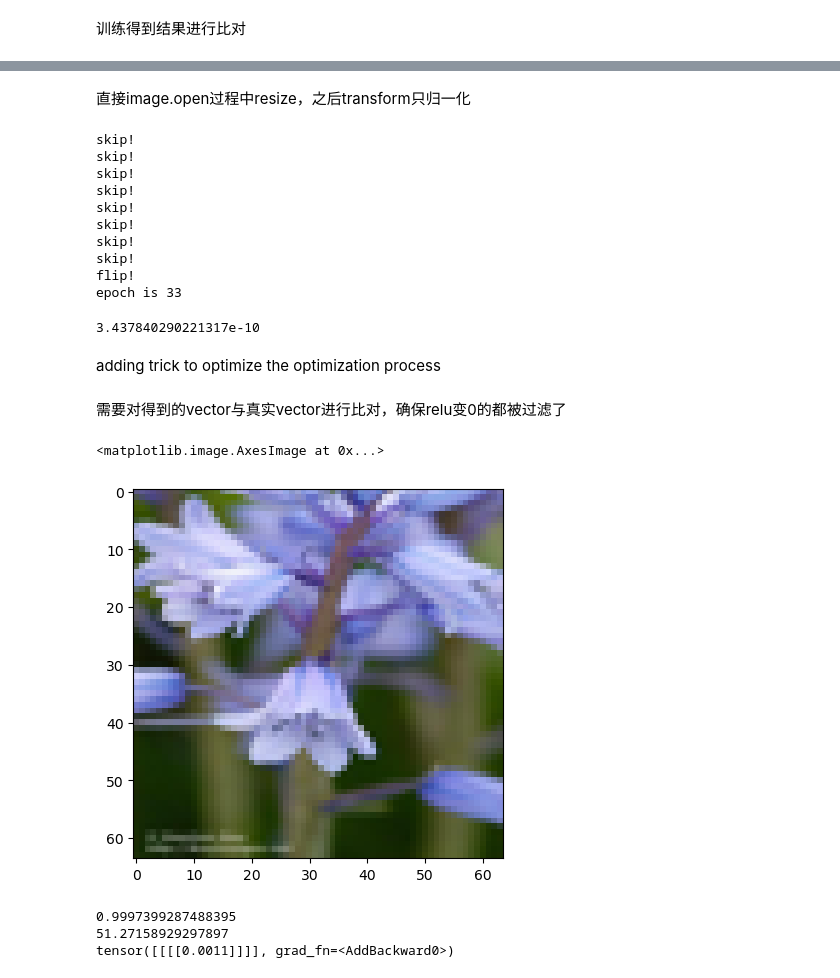
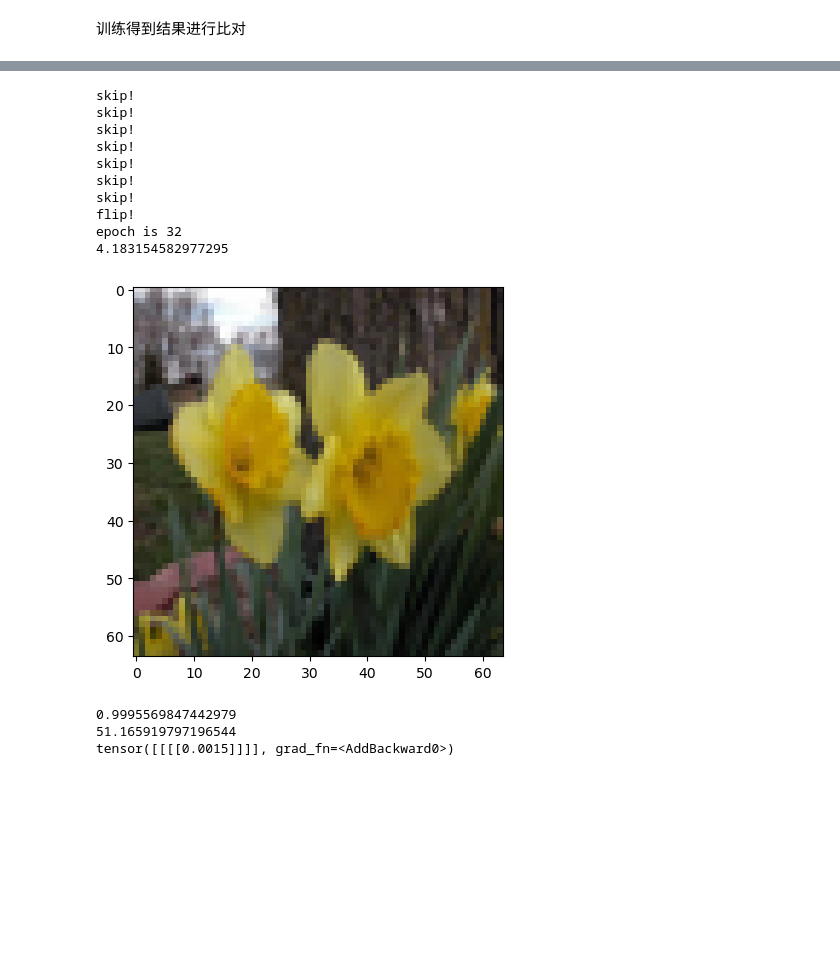
Before and after one commit to ybwang119/label_recovery, a Jupyter notebook: reconstruct_demo.ipynb, the cells around one changed output, grey strips where cells are left out. Cells and saved outputs as stored; diff of their text form; code cells hidden in the pictures; blank space fills up the shorter version.

Commit message:
add reproducible FCN image recovery

```diff
--- a/reconstruct_demo.ipynb
+++ b/reconstruct_demo.ipynb
@@ -53,18 +53,0 @@ plt.imshow(test.tp(test.origin_data.reshape((3,64,64))))
-# %% [markdown]
-直接image.open过程中resize，之后transform只归一化
-# %%
-test.label_reco()
-# %% [output]
-skip!
-skip!
-skip!
-skip!
-skip!
-skip!
-skip!
-skip!
-flip!
-epoch is 33
-3.437840290221317e-10
-# %% [markdown]
-adding trick to optimize the optimization process
@@ -75,6 +54,7 @@ params=dict(test.net.named_parameters())
-# %% [markdown]
-需要对得到的vector与真实vector进行比对，确保relu变0的都被过滤了
 # %%
+start=time()
+test.label_reco()
+params=dict(test.net.named_parameters())
 pi_yi=torch.div(test.gradient,test.recover_tensor).nanmean(1)
 result3=deepcopy(test.recover_tensor).reshape(1,-1)
 result3.require_grad_=True
@@ -88,35 +68,46 @@ fc3_list=[]
 for index,i in enumerate(params["fc3.weight"].grad.cpu()):
     if i.sum()!=0:
         fc3_list.append(np.array(i/result3.grad[0][index].cpu()))
     else:
         result3.grad[0][index]=0
 result2=torch.Tensor(np.array(fc3_list).mean(axis=0)).reshape(1,-1)
 result2.requires_grad_=True
 result2.grad=torch.mm(result3.grad.cpu(),params["fc3.weight"].data.cpu())
 for index,i in enumerate(result2[0]):
     if i==0:
         result2.grad[0][index]=0
 fc2_list=[]
 for index,i in enumerate(params["fc2.weight"].grad.cpu()):
     if i.sum()!=0:
         fc2_list.append(np.array(i/result2.grad[0][index]))
 result1=torch.Tensor(np.array(fc2_list).mean(axis=0)).reshape(1,-1)
 result1.requires_grad_=True
 result1.grad=torch.mm(result2.grad,params["fc2.weight"].data.cpu())
 for index,i in enumerate(result1[0]):
     if i==0:
         result1.grad[0][index]=0
 fc1_list=[]
 for index,i in enumerate(params["fc1.weight"].grad.cpu()):
     if i.sum()!=0:
         fc1_list.append(np.array(i/result1.grad[0][index]))
 result0=torch.Tensor(np.array(fc1_list).mean(axis=0)).reshape(1,-1)
 result0=result0.reshape(3,64,64)
 pil_image=test.tp(result0)
+end=time()
 plt.imshow(pil_image)
+print(end-start)
 # %% [output]
-<matplotlib.image.AxesImage at 0x...>
+skip!
+skip!
+skip!
+skip!
+skip!
+skip!
+skip!
+flip!
+epoch is 32
+4.183154582977295
-[figure, old version]
+[figure, new version]
 # %%
 psnr=PSNR(np.asarray(test.tp(test.origin_data.reshape((3,64,64)))), np.asarray(pil_image),data_range=256)
 ssim=SSIM(np.asarray(test.tp(test.origin_data.reshape((3,64,64)))), np.asarray(pil_image),channel_axis=2)
@@ -127,9 +118,9 @@ print(ssim)
 print(psnr)
 print(lpipss)
 # %% [output]
-0.9997399287488395
-51.27158929297897
-tensor([[[[0.0011]]]], grad_fn=<AddBackward0>)
+0.9995569847442979
+51.165919797196544
+tensor([[[[0.0015]]]], grad_fn=<AddBackward0>)
 # %%
 cost_fn='l2'
 
```
Also changed, not shown: parts of 11 cells of this notebook.
